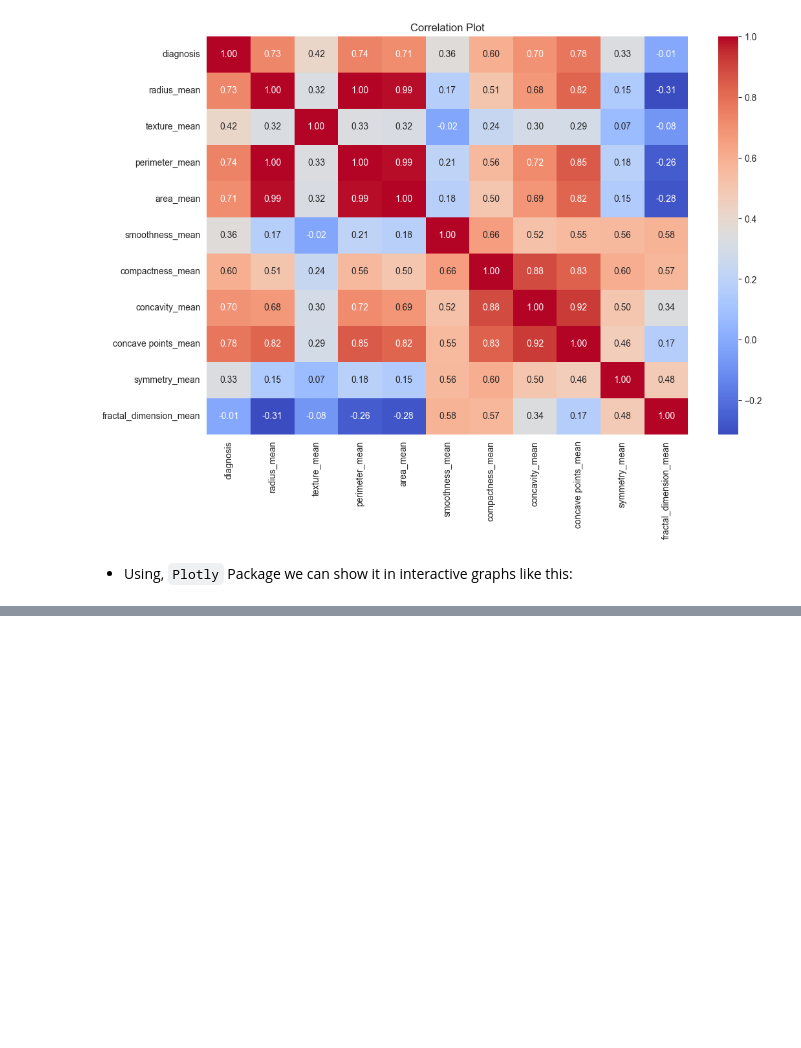
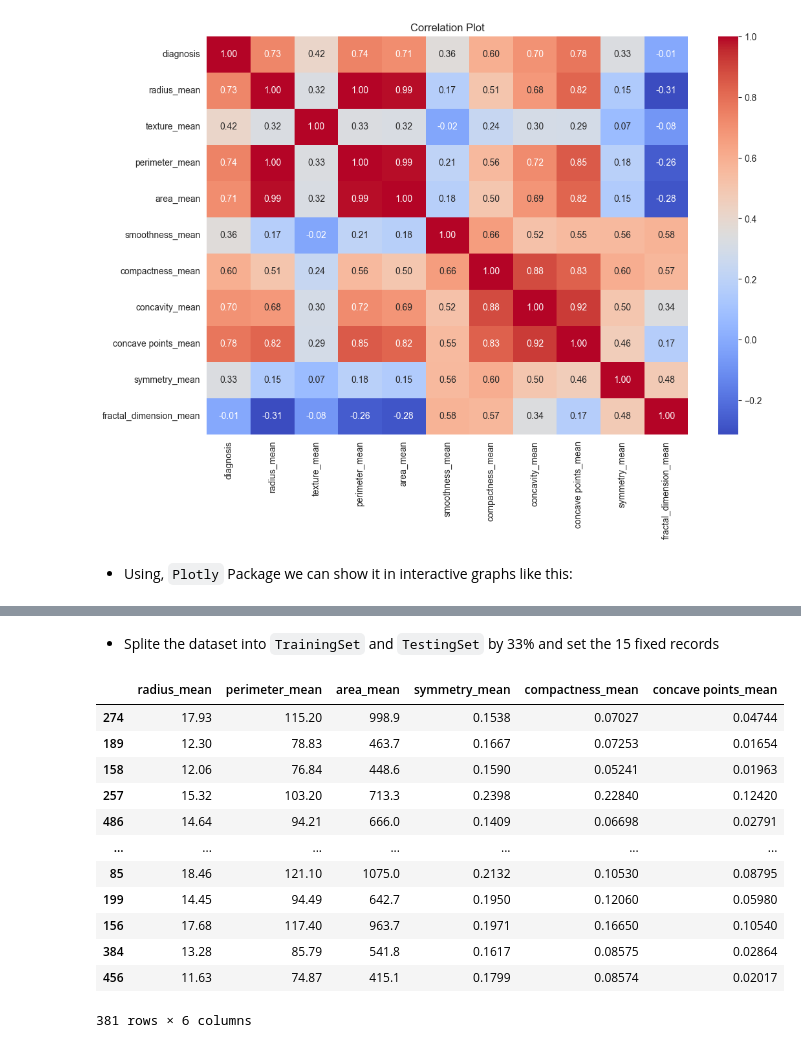
Before and after one commit to adilrasheed139/Breast-Cancer-Prediction, a Jupyter notebook: Predication model.ipynb, the cells around one changed output, grey strips where cells are left out. Cells and saved outputs as stored; diff of their text form; code cells hidden in the pictures; blank space fills up the shorter version.

```diff
--- a/Predication model.ipynb
+++ b/Predication model.ipynb
@@ -331,0 +396,3 @@ plt.show()
+# %%
+y = data.diagnosis
+y
@@ -331,0 +432,19 @@ plt.show()
+# %% [markdown]
+- Splite the dataset into `TrainingSet` and `TestingSet` by 33% and set the 15 fixed records
+# %%
+X_train, X_test, y_train, y_test = train_test_split(X,y, test_size=0.33, random_state=15)
+X_train
+# %% [output]
+|  | radius_mean | perimeter_mean | area_mean | symmetry_mean | compactness_mean | concave points_mean |
+| 274 | 17.93 | 115.20 | 998.9 | 0.1538 | 0.07027 | 0.04744 |
+| 189 | 12.30 | 78.83 | 463.7 | 0.1667 | 0.07253 | 0.01654 |
+| 158 | 12.06 | 76.84 | 448.6 | 0.1590 | 0.05241 | 0.01963 |
+| 257 | 15.32 | 103.20 | 713.3 | 0.2398 | 0.22840 | 0.12420 |
+| 486 | 14.64 | 94.21 | 666.0 | 0.1409 | 0.06698 | 0.02791 |
+| ... | ... | ... | ... | ... | ... | ... |
+| 85 | 18.46 | 121.10 | 1075.0 | 0.2132 | 0.10530 | 0.08795 |
+| 199 | 14.45 | 94.49 | 642.7 | 0.1950 | 0.12060 | 0.05980 |
+| 156 | 17.68 | 117.40 | 963.7 | 0.1971 | 0.16650 | 0.10540 |
+| 384 | 13.28 | 85.79 | 541.8 | 0.1617 | 0.08575 | 0.02864 |
+| 456 | 11.63 | 74.87 | 415.1 | 0.1799 | 0.08574 | 0.02017 |
+381 rows × 6 columns
```
Also changed, not shown: parts of 15 cells of this notebook.
